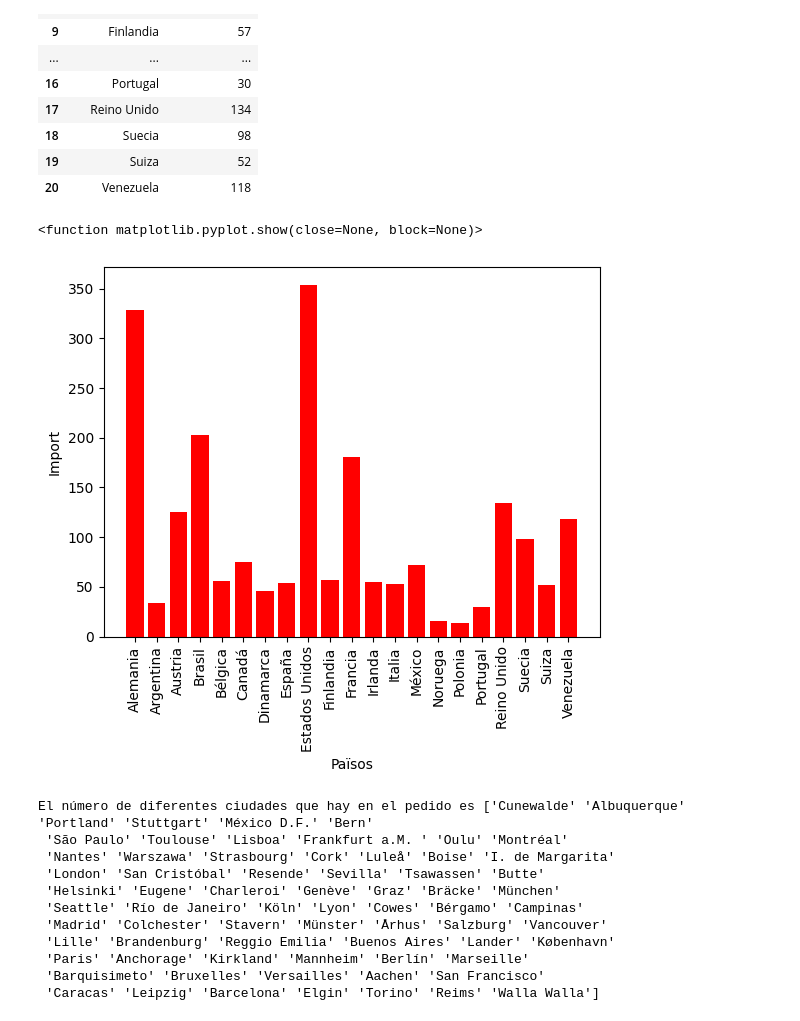
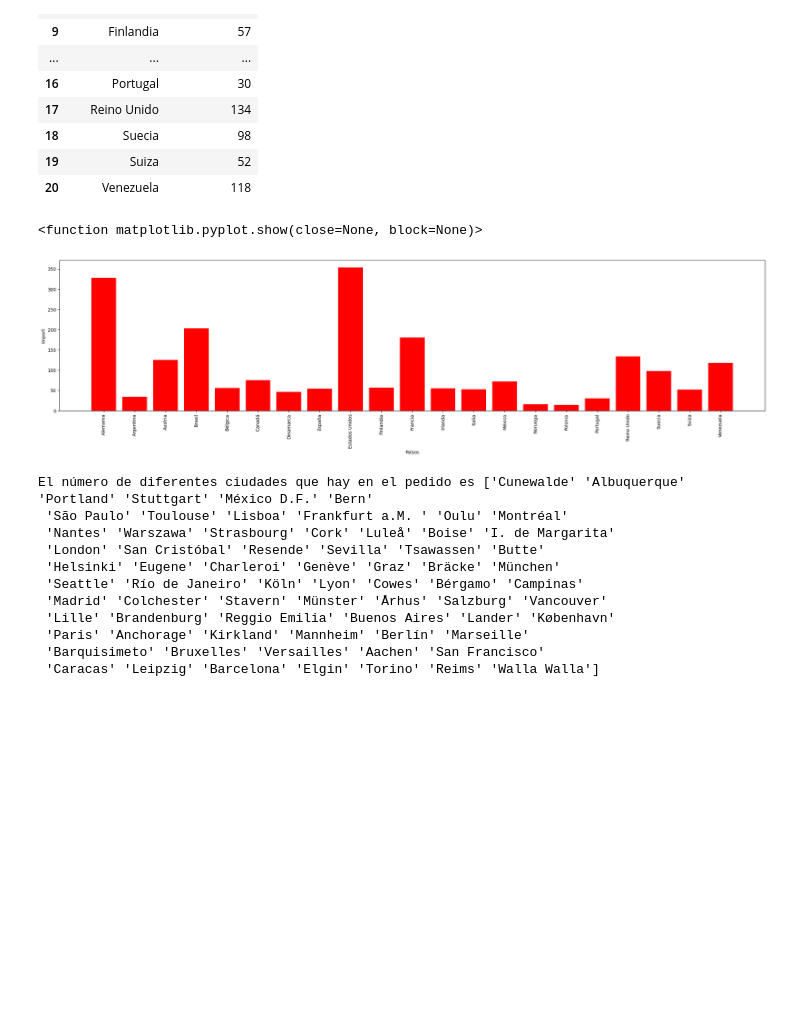
Before and after one commit to rvagelet/Python, a Jupyter notebook: 19072024.ipynb, the cells around one changed output. Cells and saved outputs as stored; diff of their text form; code cells hidden in the pictures; blank space fills up the shorter version.

```diff
--- a/19072024.ipynb
+++ b/19072024.ipynb
@@ -243,19 +243,20 @@ DFPais
 # %%
 #Queremos un grafico de barras FULL EQUIP, donde ver la suma por importe neto por país
 #Grafico de columnas. Llamaremos a matplotlib
 import matplotlib.pyplot as plt
 #el grafico de columnas seria tipo bar, reservar espacio para la figura
 fig, sumapais=plt.subplots()
 #primero la dimensión y después la métrica
 sumapais.bar(DFPais['Pais'],DFPais['Importe Neto'], color='red')
 #con bars podremos hacer configuraciones más
 sumapais.set_xlabel('Països')
 plt.xticks(rotation=90)    #para poner las etiquetas rotadas en el eje x
 sumapais.set_ylabel('Import')
+plt.rcParams["figure.figsize"]=(28,6)     #la linea redimensiona la figura (ancho, alto)
 plt.show
 # %% [output]
 <function matplotlib.pyplot.show(close=None, block=None)>
-[figure, old version]
+[figure, new version]
 # %%
 #En un texto poner el numero de diferentes ciudades que hay en el DataFrame
 Ciudades= Pedidos['Ciudad'].unique()
```
